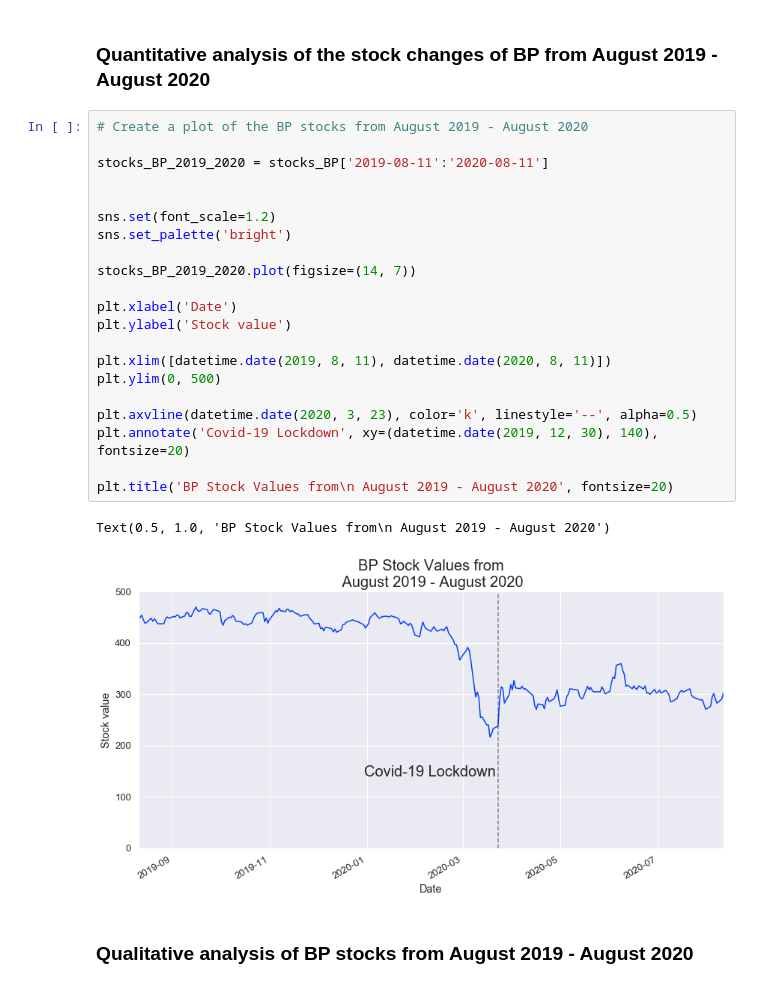
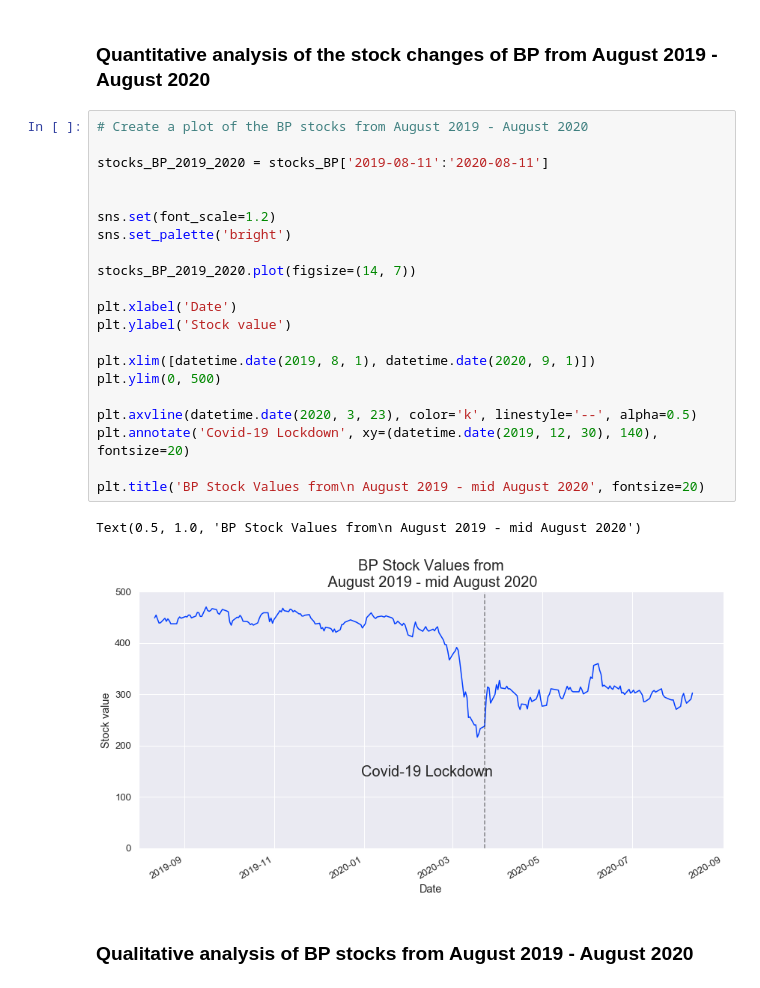
Before and after one commit to abbielms/Big_Data_Challenge_2020, a Jupyter notebook: Big_Data_Challenge_2020.ipynb, the cells around one changed output. Saved outputs shown, nothing was run; the diff lists cells and outputs as text.

```diff
--- a/Big_Data_Challenge_2020.ipynb
+++ b/Big_Data_Challenge_2020.ipynb
@@ -533,27 +533,27 @@ Text(0.5, 1.0, 'BP Stock Values from\n August 2015 - August 2020')
 # %%
 # Create a plot of the BP stocks from August 2019 - August 2020
 
 stocks_BP_2019_2020 = stocks_BP['2019-08-11':'2020-08-11']
 
 
 sns.set(font_scale=1.2)
 sns.set_palette('bright')
 
 stocks_BP_2019_2020.plot(figsize=(14, 7))
 
 plt.xlabel('Date')
 plt.ylabel('Stock value')
 
-plt.xlim([datetime.date(2019, 8, 11), datetime.date(2020, 8, 11)])
+plt.xlim([datetime.date(2019, 8, 1), datetime.date(2020, 9, 1)])
 plt.ylim(0, 500)
 
 plt.axvline(datetime.date(2020, 3, 23), color='k', linestyle='--', alpha=0.5)
 plt.annotate('Covid-19 Lockdown', xy=(datetime.date(2019, 12, 30), 140), fontsize=20)
 
-plt.title('BP Stock Values from\n August 2019 - August 2020', fontsize=20)
+plt.title('BP Stock Values from\n August 2019 - mid August 2020', fontsize=20)
 # %% [output]
-Text(0.5, 1.0, 'BP Stock Values from\n August 2019 - August 2020')
+Text(0.5, 1.0, 'BP Stock Values from\n August 2019 - mid August 2020')
-[figure, old version]
+[figure, new version]
 # %% [markdown]
 ### Qualitative analysis of BP stocks from August 2019 - August 2020
 # %% [markdown]
```
Also changed, not shown: parts of 9 cells of this notebook.
